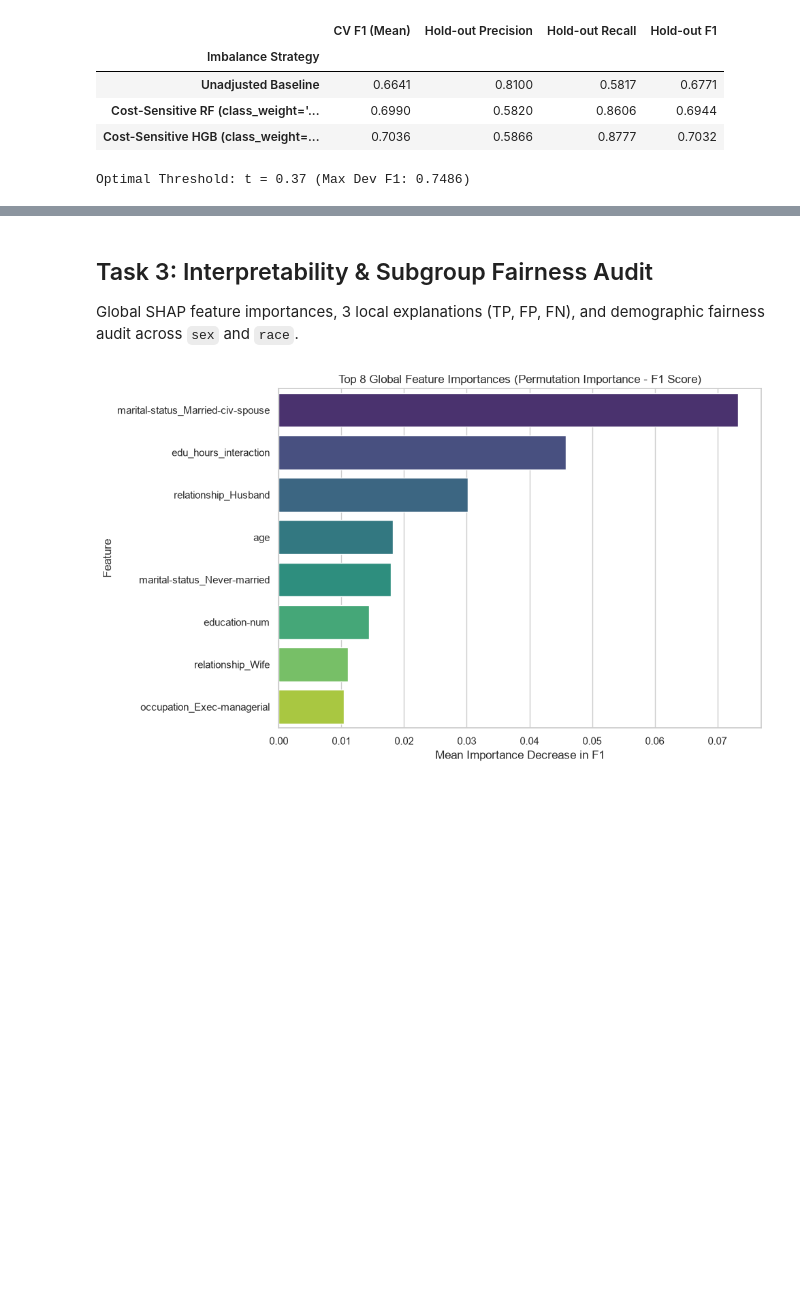
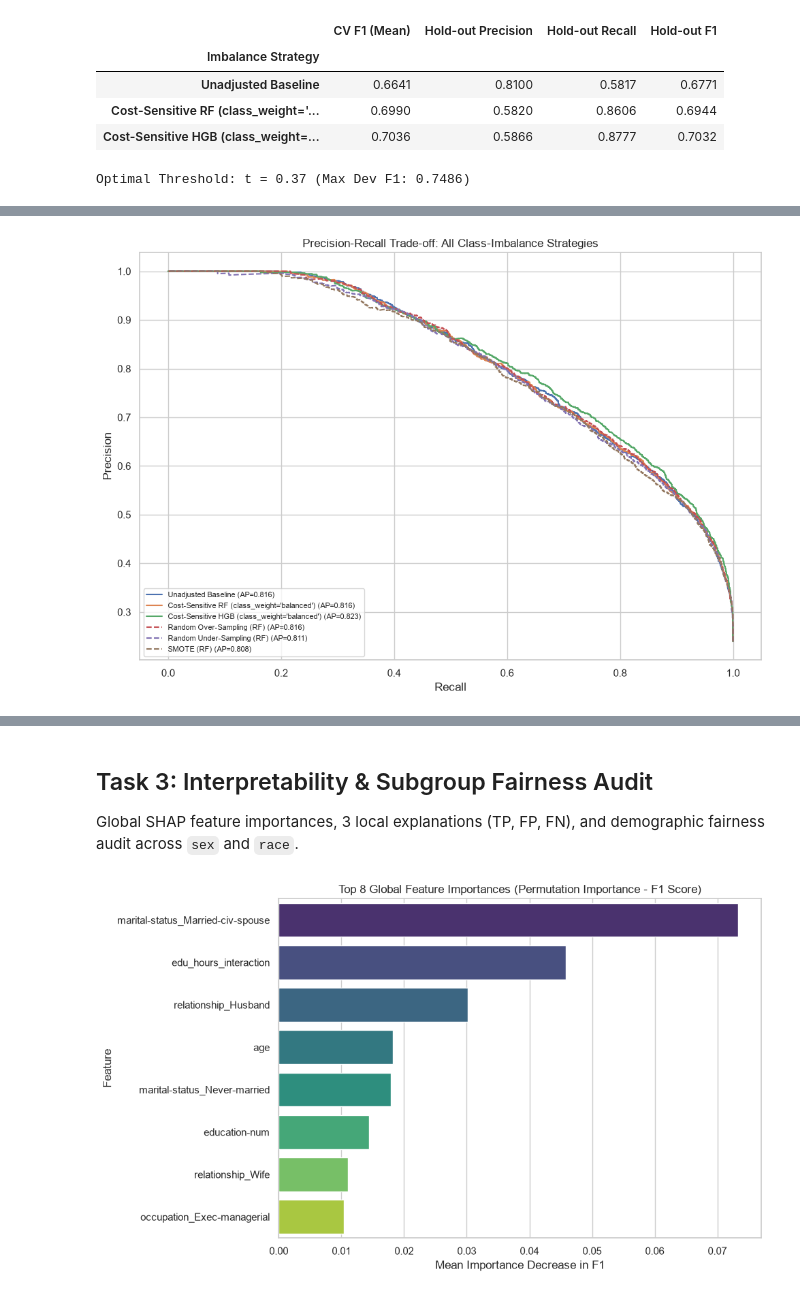
Before and after one commit to abdul-sami88/Netixsol, a Jupyter notebook: Week_4_CMIT_B2/Day5/week4_day5.ipynb, the cells around one changed output, grey strips where cells are left out. Cells and saved outputs as stored; diff of their text form; code cells hidden in the pictures; blank space fills up the shorter version.

```diff
--- a/Week_4_CMIT_B2/Day5/week4_day5.ipynb
+++ b/Week_4_CMIT_B2/Day5/week4_day5.ipynb
@@ -300,0 +304,78 @@ Optimal Threshold: t = 0.37 (Max Dev F1: 0.7486)
+# %%
+from imblearn.pipeline import Pipeline as ImbPipeline
+from imblearn.over_sampling import RandomOverSampler, SMOTE
+from imblearn.under_sampling import RandomUnderSampler
+
+pipe_rf_oversample = ImbPipeline([
+    ('feature_engineering', feature_engineer),
+    ('preprocessing', preprocessor),
+    ('oversample', RandomOverSampler(random_state=RANDOM_STATE)),
+    ('classifier', RandomForestClassifier(n_estimators=200, max_depth=15, min_samples_leaf=2, random_state=RANDOM_STATE, n_jobs=-1))
+])
+
+pipe_rf_undersample = ImbPipeline([
+    ('feature_engineering', feature_engineer),
+    ('preprocessing', preprocessor),
+    ('undersample', RandomUnderSampler(random_state=RANDOM_STATE)),
+    ('classifier', RandomForestClassifier(n_estimators=200, max_depth=15, min_samples_leaf=2, random_state=RANDOM_STATE, n_jobs=-1))
+])
+
+pipe_rf_smote = ImbPipeline([
+    ('feature_engineering', feature_engineer),
+    ('preprocessing', preprocessor),
+    ('smote', SMOTE(random_state=RANDOM_STATE)),
+    ('classifier', RandomForestClassifier(n_estimators=200, max_depth=15, min_samples_leaf=2, random_state=RANDOM_STATE, n_jobs=-1))
+])
+
+resampling_strategies = {
+    "Random Over-Sampling (RF)": pipe_rf_oversample,
+    "Random Under-Sampling (RF)": pipe_rf_undersample,
+    "SMOTE (RF)": pipe_rf_smote,
+}
+
+resampling_results = []
+resampling_pr_curves = {}
+
+for name, pipe in resampling_strategies.items():
+    cv_scores = cross_val_score(pipe, X_train_dev, y_train_dev, cv=cv, scoring='f1', n_jobs=-1)
+    pipe.fit(X_train_dev, y_train_dev)
+    probs = pipe.predict_proba(X_test)[:, 1]
+    preds = (probs >= 0.50).astype(int)
+
+    resampling_results.append({
+        "Imbalance Strategy": name,
+        "CV F1 (Mean)": round(cv_scores.mean(), 4),
+        "CV F1 (Std)": round(cv_scores.std(), 4),
+        "Hold-out Precision": round(precision_score(y_test, preds, zero_division=0), 4),
+        "Hold-out Recall": round(recall_score(y_test, preds, zero_division=0), 4),
+        "Hold-out F1": round(f1_score(y_test, preds, zero_division=0), 4),
+    })
+
+    prec_c, rec_c, _ = precision_recall_curve(y_test, probs)
+    resampling_pr_curves[name] = (prec_c, rec_c, average_precision_score(y_test, probs))
+
+resampling_df = pd.DataFrame(resampling_results).set_index("Imbalance Strategy")
+
+full_imbalance_comparison = pd.concat(
+    [imb_df.reset_index().rename(columns={imb_df.index.name: "Imbalance Strategy"}),
+     resampling_df.reset_index()],
+    ignore_index=True
+).set_index("Imbalance Strategy")
+display(full_imbalance_comparison)
+
+plt.figure(figsize=(10, 7))
+for name, pipe in imb_strategies.items():
+    probs = pipe.predict_proba(X_test)[:, 1]
+    prec_c, rec_c, _ = precision_recall_curve(y_test, probs)
+    ap = average_precision_score(y_test, probs)
+    plt.plot(rec_c, prec_c, label=f"{name} (AP={ap:.3f})")
+for name, (prec_c, rec_c, ap) in resampling_pr_curves.items():
+    plt.plot(rec_c, prec_c, linestyle='--', label=f"{name} (AP={ap:.3f})")
+plt.xlabel("Recall")
+plt.ylabel("Precision")
+plt.title("Precision-Recall Trade-off: All Class-Imbalance Strategies")
+plt.legend(loc='lower left', fontsize=8)
+plt.tight_layout()
+plt.savefig("charts/imbalance_pr_tradeoff.png", dpi=300)
+plt.show()
+# %% [output]
@@ -300,0 +390 @@ Optimal Threshold: t = 0.37 (Max Dev F1: 0.7486)
+[figure, added]
```
Also changed, not shown: parts of 9 cells of this notebook, 6 other files.
